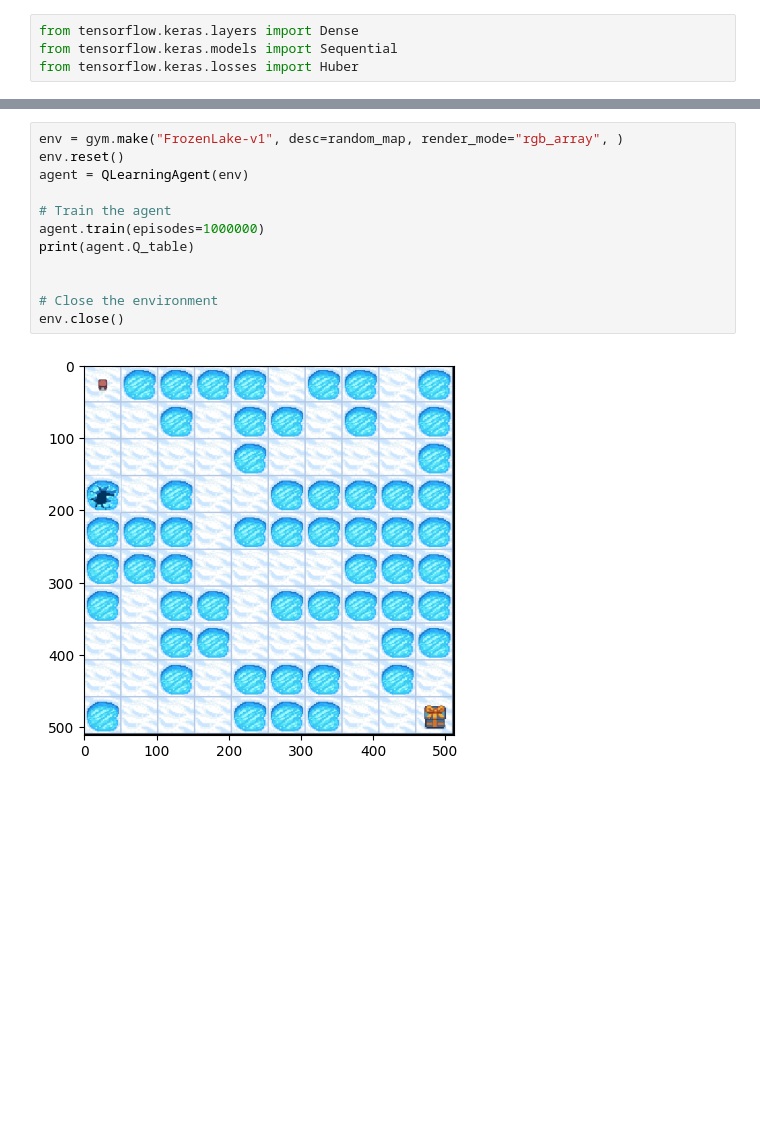
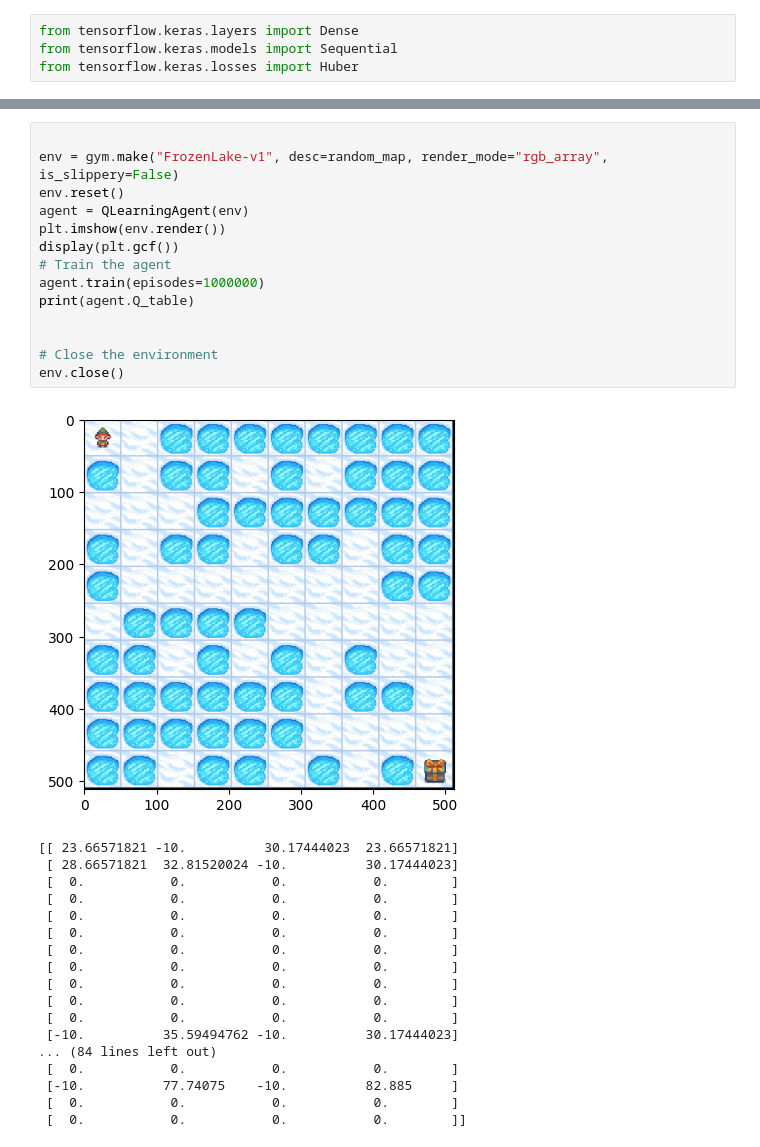
Before and after one commit to doro041/CS5079_AppliedAI, a Jupyter notebook: Task1/submission.ipynb, the cells around one changed output, grey strips where cells are left out. Drawn from its saved outputs; the diff is of its cells as text; blank space fills up the shorter version.

```diff
--- a/Task1/submission.ipynb
+++ b/Task1/submission.ipynb
@@ -103,15 +134,34 @@ class QLearningAgent:
             # print(self.learning_rate, self.exploration_probability)
 # %%
-env = gym.make("FrozenLake-v1", desc=random_map, render_mode="rgb_array", )
+
+env = gym.make("FrozenLake-v1", desc=random_map, render_mode="rgb_array", is_slippery=False)
 env.reset()
 agent = QLearningAgent(env)
-
+plt.imshow(env.render())
+display(plt.gcf())
 # Train the agent
 agent.train(episodes=1000000)
 print(agent.Q_table)
 
 
 # Close the environment
 env.close()
 # %% [output]
-[figure, old version]
+[figure, new version]
+[[ 23.66571821 -10.          30.17444023  23.66571821]
+ [ 28.66571821  32.81520024 -10.          30.17444023]
+ [  0.           0.           0.           0.        ]
+ [  0.           0.           0.           0.        ]
+ [  0.           0.           0.           0.        ]
+ [  0.           0.           0.           0.        ]
+ [  0.           0.           0.           0.        ]
+ [  0.           0.           0.           0.        ]
+ [  0.           0.           0.           0.        ]
+ [  0.           0.           0.           0.        ]
+ [  0.           0.           0.           0.        ]
+ [-10.          35.59494762 -10.          30.17444023]
+... (84 lines left out)
+ [  0.           0.           0.           0.        ]
+ [-10.          77.74075    -10.          82.885     ]
+ [  0.           0.           0.           0.        ]
+ [  0.           0.           0.           0.        ]]
```
Also changed, not shown: parts of 7 cells of this notebook.
